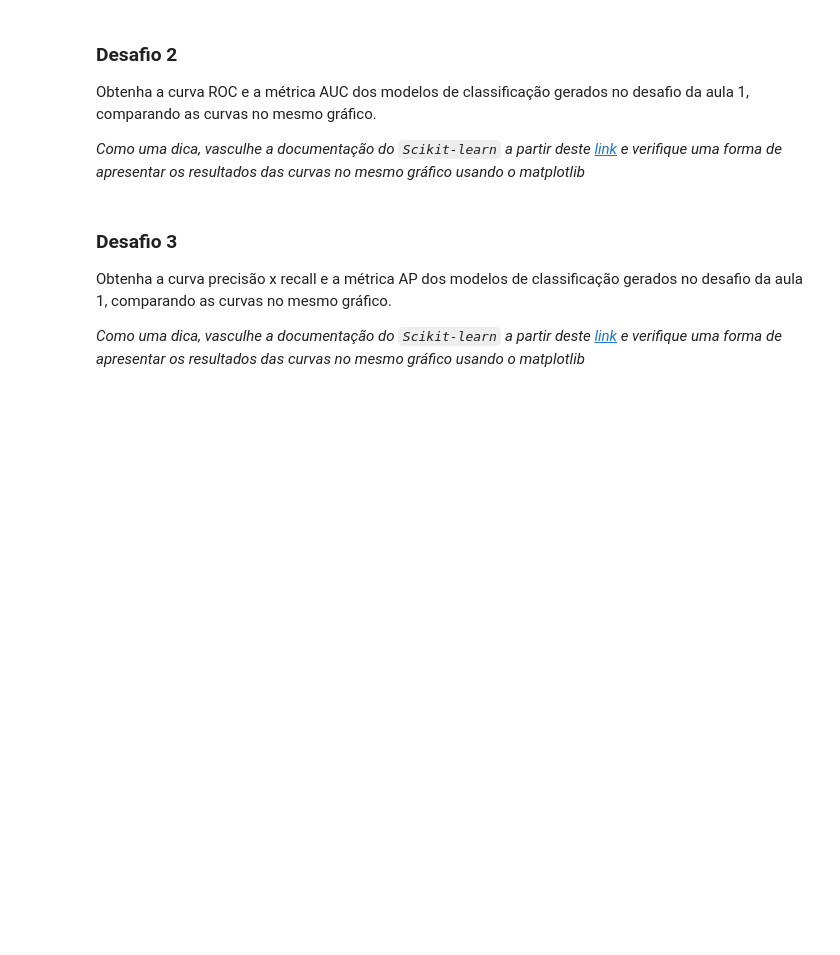
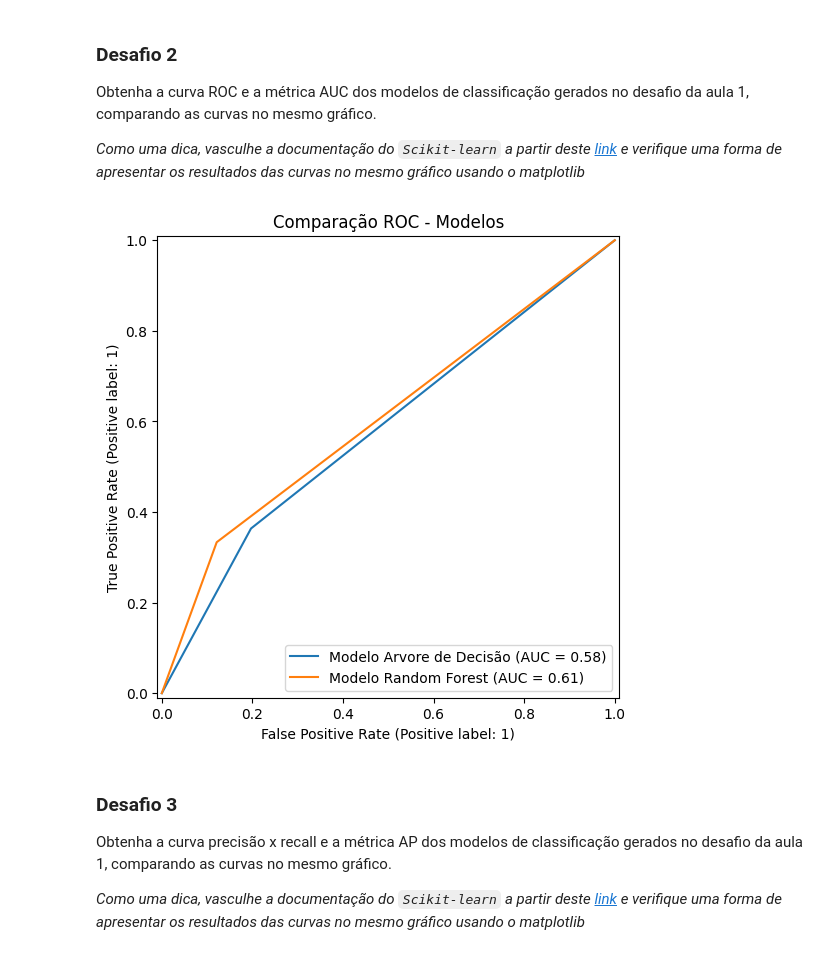
Before and after one commit to FranPomba/Tech-Fundation---alura-one, a Jupyter notebook: 3 - Estatística e Machine Learning/6 - Classificação validação de modelos e métricas de avaliação/Hora+da+prática.ipynb, the cells around one changed output. Saved outputs shown, nothing was run; the diff lists cells and outputs as text; code cells hidden in the pictures; blank space fills up the shorter version.

Commit message:
resolvendo os desafios da aula 3 do curso de validacao de modelos

```diff
--- a/3 - Estatística e Machine Learning/6 - Classificação validação de modelos e métricas de avaliação/Hora+da+prática.ipynb
+++ b/3 - Estatística e Machine Learning/6 - Classificação validação de modelos e métricas de avaliação/Hora+da+prática.ipynb
@@ -89,3 +118,11 @@ Obtenha a curva ROC e a métrica AUC dos modelos de classificação gerados no d
+# %%
+fig, ax = plt.subplots(figsize=(6, 6))
+RocCurveDisplay.from_predictions(y_test, y_predict_arvore, name="Modelo Arvore de Decisão", ax=ax)
+RocCurveDisplay.from_predictions(y_test, y_predict_random, name="Modelo Random Forest", ax=ax)
+plt.title("Comparação ROC - Modelos")
+plt.show()
+# %% [output]
+[figure, added]
 # %% [markdown]
 ### Desafio 3
 
```
Also changed, not shown: parts of 16 cells of this notebook, 1 other file.
